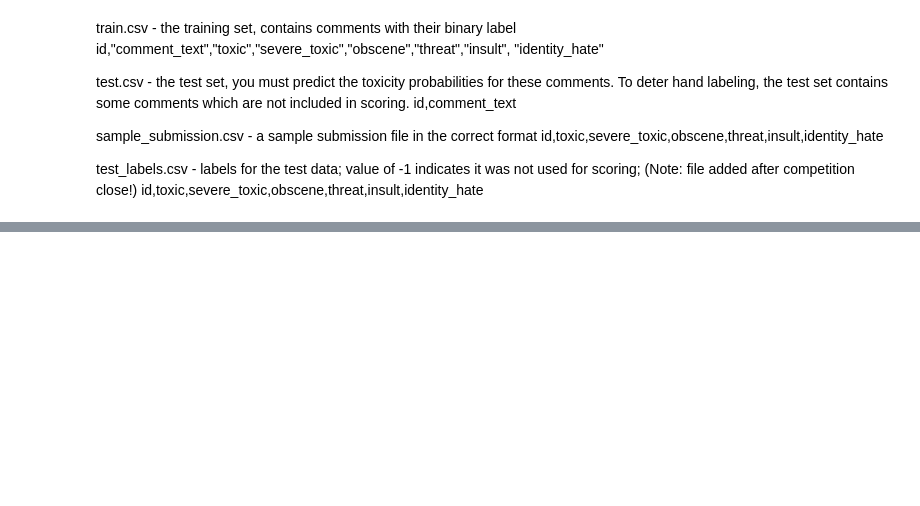
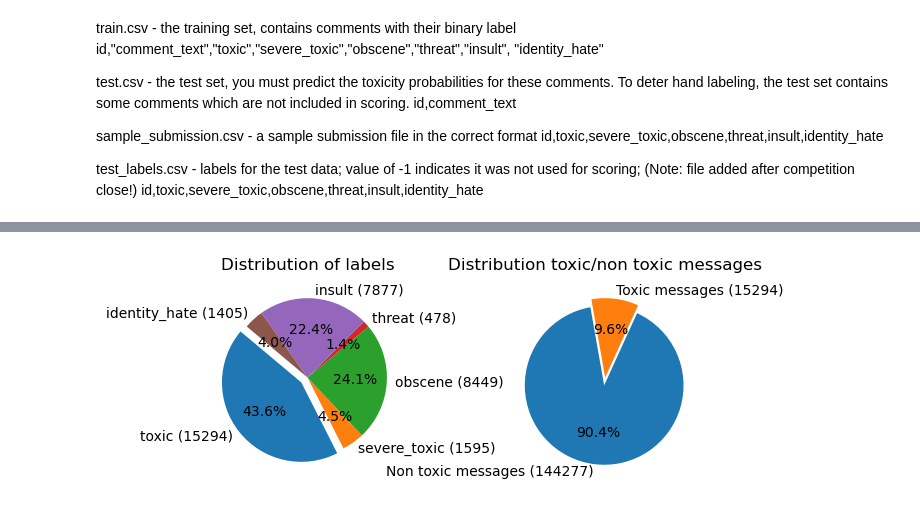
Before and after one commit to Boukebya/NLP_ToxicComment, a Jupyter notebook: Main.ipynb, the cells around one changed output, grey strips where cells are left out. Saved outputs shown, nothing was run; the diff lists cells and outputs as text; code cells hidden in the pictures; blank space fills up the shorter version.

Commit message:
data plot

```diff
--- a/Main.ipynb
+++ b/Main.ipynb
@@ -65,5 +84,6 @@ def data_preprocessing(dataframe):
         dataframe["comment_text"][k] = lemmatized_sentence
     print("Lemmentize comment text : ")
     print(dataframe["comment_text"][0])
+    return dataframe
 # %%
-df = f.data_preprocessing(train_dataframe)
+df = data_preprocessing(train_dataframe)
@@ -81,0 +100,33 @@ df = f.data_preprocessing(train_dataframe)
+# %%
+# data visualization
+# show the distribution of the labels with a pie chart
+labels = ['toxic', 'severe_toxic', 'obscene', 'threat', 'insult', 'identity_hate']
+sizes = [df['toxic'].sum(), df['severe_toxic'].sum(), df['obscene'].sum(), df['threat'].sum(), df['insult'].sum(),
+         df['identity_hate'].sum()]
+explode = (0.1, 0, 0, 0, 0, 0)  # only "explode" the 2nd slice (i.e. 'Hogs')
+# add number of comments to the labels
+for i in range(len(labels)):
+    labels[i] = labels[i] + ' (' + str(sizes[i]) + ')'
+
+
+# show distribution between comments with and without labels
+labels2 = ['Non toxic messages', 'Toxic messages']
+sizes2 = [len(df) - df['toxic'].sum(), df['toxic'].sum()]
+explode2 = (0.1, 0)  # only "explode" the 2nd slice (i.e. 'Hogs')
+# add number of comments to the labels
+for i in range(len(labels2)):
+    labels2[i] = labels2[i] + ' (' + str(sizes2[i]) + ')'
+
+# plot both pie charts
+fig, (ax1, ax2) = plt.subplots(1, 2)
+#first plot
+ax1.pie(sizes, explode=explode, labels=labels, autopct='%1.1f%%', startangle=140)
+ax1.set_title('Distribution of labels')
+# add distance between the two pie charts
+fig.subplots_adjust(wspace=0.5)
+# second plot
+ax2.pie(sizes2, explode=explode2, labels=labels2, autopct='%1.1f%%', startangle=100)
+ax2.set_title('Distribution toxic/non toxic messages')
+plt.show()
+# %% [output]
+[figure, added]
```
Also changed, not shown: parts of 9 cells of this notebook.
